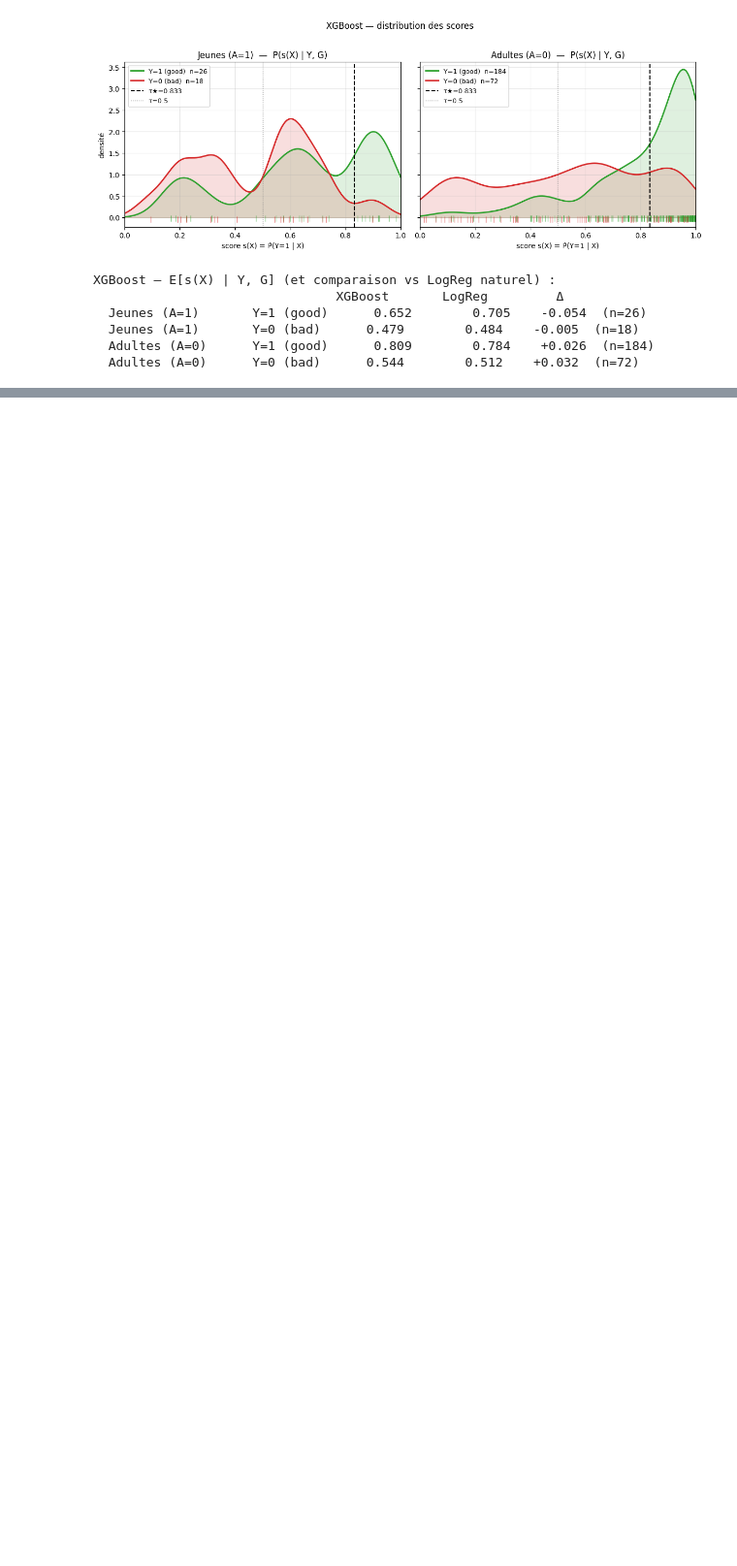
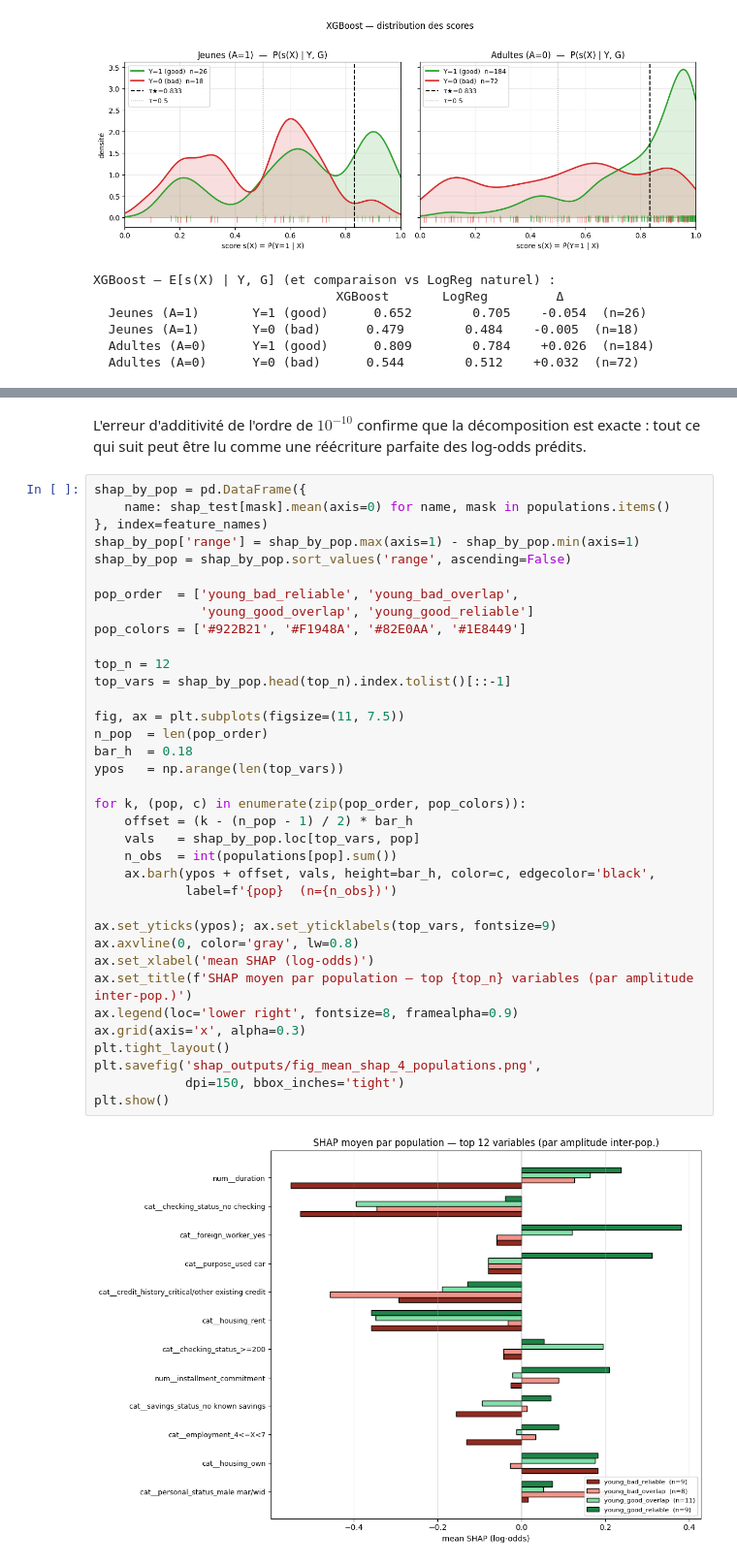
Before and after one commit to saraelmoun/fairness-tradeoffs-german-credit, a Jupyter notebook: notebooks/GermanSamedi.ipynb, the cells around one changed output, grey strips where cells are left out. Shown at 97% size. Saved outputs shown, nothing was run; the diff lists cells and outputs as text; blank space fills up the shorter version.

```diff
--- a/notebooks/GermanSamedi.ipynb
+++ b/notebooks/GermanSamedi.ipynb
@@ -2214,0 +2239,40 @@ Jeunes en zone [0.5, 0.833) — top 15 par |pouvoir discriminant local|
+# %% [markdown]
+L'erreur d'additivité de l'ordre de $10^{-10}$ confirme que la décomposition est exacte : tout ce qui suit peut être lu comme une réécriture parfaite des log-odds prédits.
+# %%
+shap_by_pop = pd.DataFrame({
+    name: shap_test[mask].mean(axis=0) for name, mask in populations.items()
+}, index=feature_names)
+shap_by_pop['range'] = shap_by_pop.max(axis=1) - shap_by_pop.min(axis=1)
+shap_by_pop = shap_by_pop.sort_values('range', ascending=False)
+
+pop_order  = ['young_bad_reliable', 'young_bad_overlap',
+              'young_good_overlap', 'young_good_reliable']
+pop_colors = ['#922B21', '#F1948A', '#82E0AA', '#1E8449']
+
+top_n = 12
+top_vars = shap_by_pop.head(top_n).index.tolist()[::-1]
+
+fig, ax = plt.subplots(figsize=(11, 7.5))
+n_pop  = len(pop_order)
+bar_h  = 0.18
+ypos   = np.arange(len(top_vars))
+
+for k, (pop, c) in enumerate(zip(pop_order, pop_colors)):
+    offset = (k - (n_pop - 1) / 2) * bar_h
+    vals   = shap_by_pop.loc[top_vars, pop]
+    n_obs  = int(populations[pop].sum())
+    ax.barh(ypos + offset, vals, height=bar_h, color=c, edgecolor='black',
+            label=f'{pop}  (n={n_obs})')
+
+ax.set_yticks(ypos); ax.set_yticklabels(top_vars, fontsize=9)
+ax.axvline(0, color='gray', lw=0.8)
+ax.set_xlabel('mean SHAP (log-odds)')
+ax.set_title(f'SHAP moyen par population — top {top_n} variables (par amplitude inter-pop.)')
+ax.legend(loc='lower right', fontsize=8, framealpha=0.9)
+ax.grid(axis='x', alpha=0.3)
+plt.tight_layout()
+plt.savefig('shap_outputs/fig_mean_shap_4_populations.png',
+            dpi=150, bbox_inches='tight')
+plt.show()
+# %% [output]
+[figure, added]
```
Also changed, not shown: parts of 77 cells of this notebook, 1 other file.
